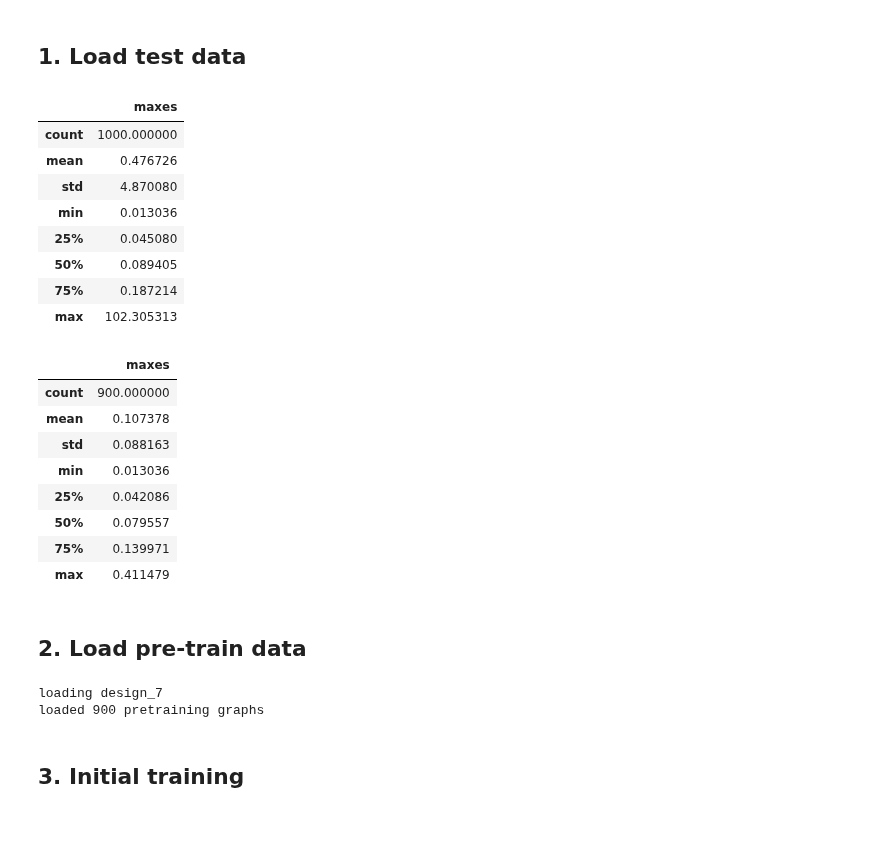
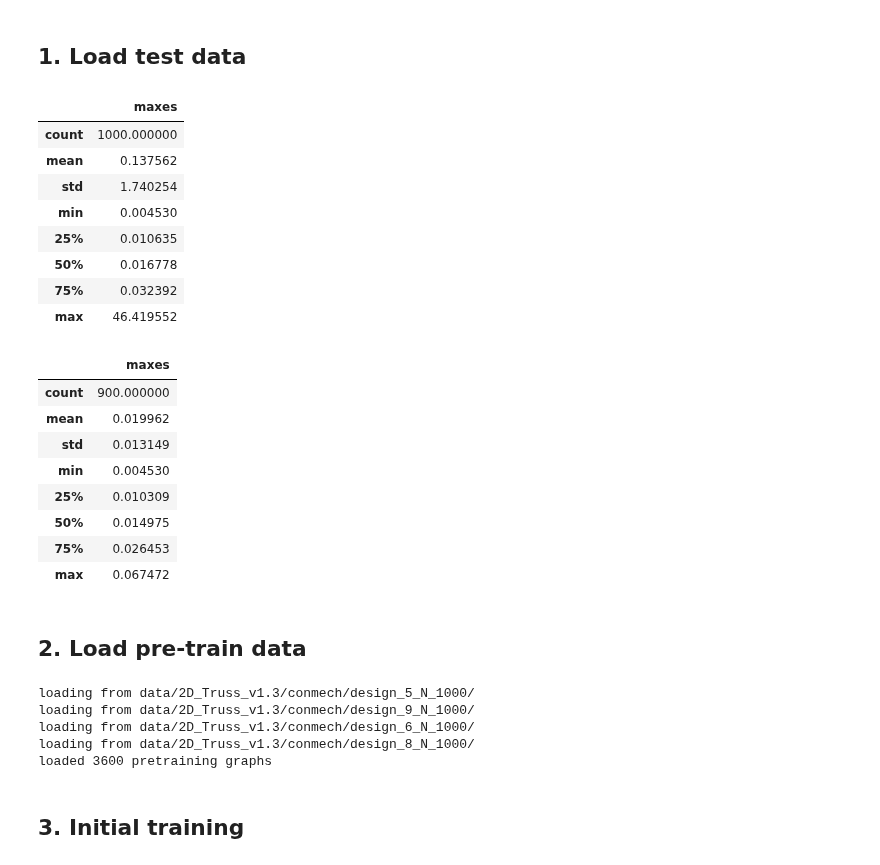
Before and after one commit to ewhalen12/gcnSurrogate, a Jupyter notebook: transferLearningTests.ipynb, the cells around one changed output. Cells and saved outputs as stored; diff of their text form; code cells hidden in the pictures; blank space fills up the shorter version.

```diff
--- a/transferLearningTests.ipynb
+++ b/transferLearningTests.ipynb
@@ -17,26 +17,27 @@ from gcnSurrogate.util.gcnSurrogateUtil import *
 # %% [markdown]
 ## 1. Load test data
 # %%
-# dataDir = "data/2D_Truss_v1.3/gh/"
-# testFile = os.path.join(dataDir, 'design_9_N_1000.csv')
-# allGraphsUnfiltered = loadGhGraphs(testFile, NUM_DV=5)
-dataDir = "data/endLoadsv1.0/conmech/"
+dataDir = "data/2D_Truss_v1.3/conmech/"
 testDir = os.path.join(dataDir, 'design_7_N_1000/')
 allGraphsUnfiltered = loadConmechGraphs(testDir)
+
+# dataDir = "data/endLoadsv1.0/conmech/"
+# testDir = os.path.join(dataDir, 'design_7_N_1000/')
+# allGraphsUnfiltered = loadConmechGraphs(testDir)
 
 maxes = [max(np.abs(graph.y.numpy().flatten())) for graph in allGraphsUnfiltered]
 source = pd.DataFrame(maxes, columns=['maxes'])
 source.describe()
 # %% [output]
 |  | maxes |
 | count | 1000.000000 |
-| mean | 0.476726 |
-| std | 4.870080 |
-| min | 0.013036 |
-| 25% | 0.045080 |
-| 50% | 0.089405 |
-| 75% | 0.187214 |
-| max | 102.305313 |
+| mean | 0.137562 |
+| std | 1.740254 |
+| min | 0.004530 |
+| 25% | 0.010635 |
+| 50% | 0.016778 |
+| 75% | 0.032392 |
+| max | 46.419552 |
 # %%
 testData = filterbyDisp(allGraphsUnfiltered, 0.9)
 maxes = [max(np.abs(graph.y.numpy().flatten())) for graph in testData]
@@ -46,13 +47,13 @@ source.describe()
 # %% [output]
 |  | maxes |
 | count | 900.000000 |
-| mean | 0.107378 |
-| std | 0.088163 |
-| min | 0.013036 |
-| 25% | 0.042086 |
-| 50% | 0.079557 |
-| 75% | 0.139971 |
-| max | 0.411479 |
+| mean | 0.019962 |
+| std | 0.013149 |
+| min | 0.004530 |
+| 25% | 0.010309 |
+| 50% | 0.014975 |
+| 75% | 0.026453 |
+| max | 0.067472 |
 # %% [markdown]
 ## 2. Load pre-train data
 # %%
@@ -70,13 +71,15 @@ source.describe()
 # print(f'loaded {len(allPretrainGraphs)} pretraining graphs')
 # pretrainData, pretrainValData, _ = partitionGraphList(allPretrainGraphs, testSize=0.0, valSize=0.15)
 # %%
-pretrainDirs = glob.glob('data/2D_Truss_v1.3/conmech/design_7_N_1000*/')
-# pretrainDirs.remove(testDir)
+# pretrainDirs = glob.glob('data/2D_Truss_v1.3/conmech/design_7_N_1000*/')
+
+pretrainDirs = glob.glob(os.path.join(dataDir, '*1000/'))
+pretrainDirs.remove(testDir)
 
 allPretrainGraphs = []
 for pretrainDir in pretrainDirs:
     designName = pretrainDir.split('/')[-2].split('_N')[0]
-    print(f'loading {designName}')
+    print(f'loading from {pretrainDir}')
     graphsUnfiltered = loadConmechGraphs(pretrainDir)
     graphs = filterbyDisp(graphsUnfiltered, 0.9)
     allPretrainGraphs.extend(graphs)
@@ -84,8 +87,11 @@ for pretrainDir in pretrainDirs:
 print(f'loaded {len(allPretrainGraphs)} pretraining graphs')
 pretrainData, pretrainValData, _ = partitionGraphList(allPretrainGraphs, testSize=0.0, valSize=0.15)
 # %% [output]
-loading design_7
-loaded 900 pretraining graphs
+loading from data/2D_Truss_v1.3/conmech/design_5_N_1000/
+loading from data/2D_Truss_v1.3/conmech/design_9_N_1000/
+loading from data/2D_Truss_v1.3/conmech/design_6_N_1000/
+loading from data/2D_Truss_v1.3/conmech/design_8_N_1000/
+loaded 3600 pretraining graphs
 # %% [markdown]
 ## 3. Initial training
 # %%
```
Also changed, not shown: parts of 5 cells of this notebook, 4 other files.
